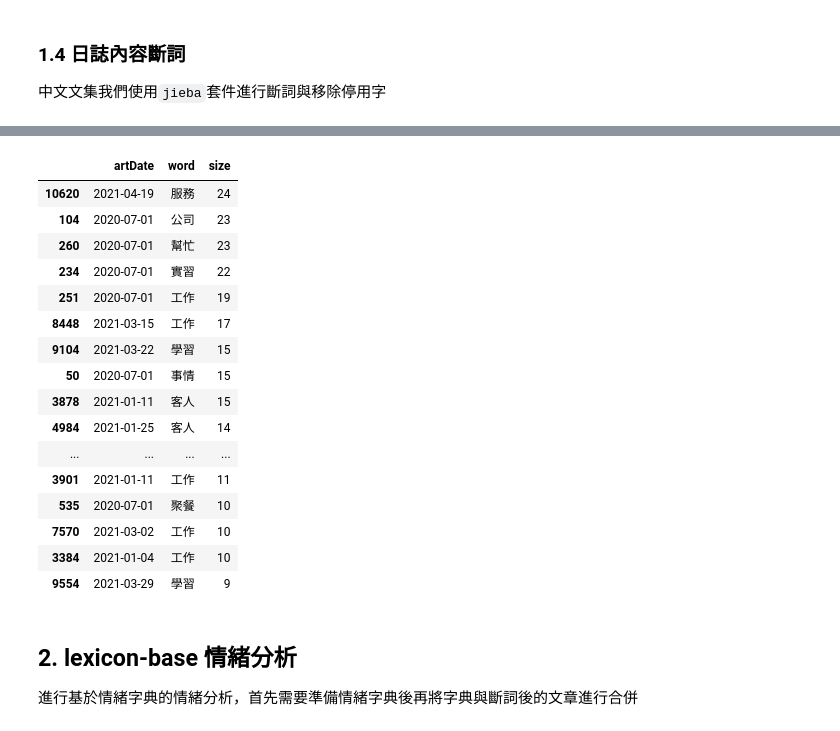
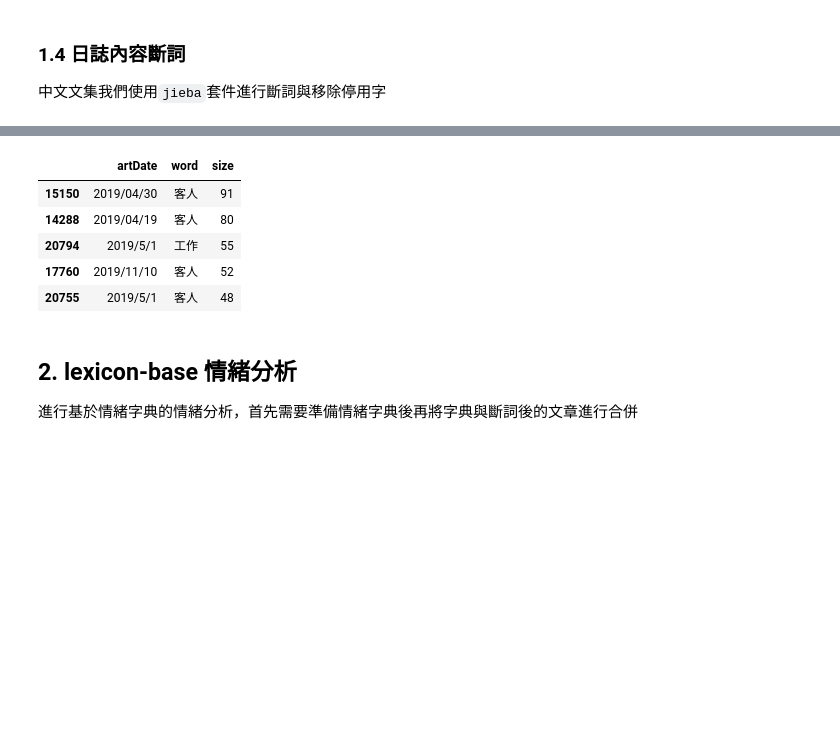
Before and after one commit to oraclekaia/social_media_analysis_mid-, a Jupyter notebook: ver1.ipynb, the cells around one changed output, grey strips where cells are left out. Drawn from its saved outputs; the diff is of its cells as text; code cells hidden in the pictures; blank space fills up the shorter version.

Commit message:
日期處理和MetaData2

```diff
--- a/ver1.ipynb
+++ b/ver1.ipynb
@@ -77,0 +99,2 @@ MetaData.head(3)
+# %%
+MetaData2['artDate'] = MetaData2.artDate.apply(lambda x: re.sub('[\u4e00-\u9fa5]+', '/', str(x))[4:-1])
@@ -77,0 +111,2 @@ MetaData.head(3)
+# %%
+MetaData = MetaData1.append(MetaData2,ignore_index=True)
@@ -99,2 +146,0 @@ MetaData.head(3)
-# %%
-MetaData['artDate']=MetaData.artDate.apply(lambda x: x.split('-')[0])
@@ -148,4 +146,0 @@ Name: artDate, Length: 354, dtype: object
-# %%
-#轉換日期格式
-MetaData['artDate'] = pd.to_datetime(MetaData['artDate'], format="%Y/%m/%d")
-MetaData['artDate']
@@ -222,27 +186,16 @@ MetaData_token.head(3)
 # %%
 #計算每天不同字的詞頻
 word_count = MetaData_token.groupby(['artDate','word'],as_index=False).size()
 word_count.sort_values(by=['size'], ascending=False,inplace=True)  #排序
 word_count = word_count[word_count['size']>3]  #過濾出現太少次的字
-word_count.head(30)
+word_count.head()
 # %% [output]
 |  | artDate | word | size |
-| 10620 | 2021-04-19 | 服務 | 24 |
-| 104 | 2020-07-01 | 公司 | 23 |
-| 260 | 2020-07-01 | 幫忙 | 23 |
-| 234 | 2020-07-01 | 實習 | 22 |
-| 251 | 2020-07-01 | 工作 | 19 |
-| 8448 | 2021-03-15 | 工作 | 17 |
-| 9104 | 2021-03-22 | 學習 | 15 |
-| 50 | 2020-07-01 | 事情 | 15 |
-| 3878 | 2021-01-11 | 客人 | 15 |
-| 4984 | 2021-01-25 | 客人 | 14 |
-| ... | ... | ... | ... |
-| 3901 | 2021-01-11 | 工作 | 11 |
-| 535 | 2020-07-01 | 聚餐 | 10 |
-| 7570 | 2021-03-02 | 工作 | 10 |
-| 3384 | 2021-01-04 | 工作 | 10 |
-| 9554 | 2021-03-29 | 學習 | 9 |
+| 15150 | 2019/04/30 | 客人 | 91 |
+| 14288 | 2019/04/19 | 客人 | 80 |
+| 20794 | 2019/5/1 | 工作 | 55 |
+| 17760 | 2019/11/10 | 客人 | 52 |
+| 20755 | 2019/5/1 | 客人 | 48 |
 # %% [markdown]
 ## 2. lexicon-base 情緒分析
 進行基於情緒字典的情緒分析，首先需要準備情緒字典後再將字典與斷詞後的文章進行合併
```
Also changed, not shown: parts of 30 cells of this notebook, 1 other file.
